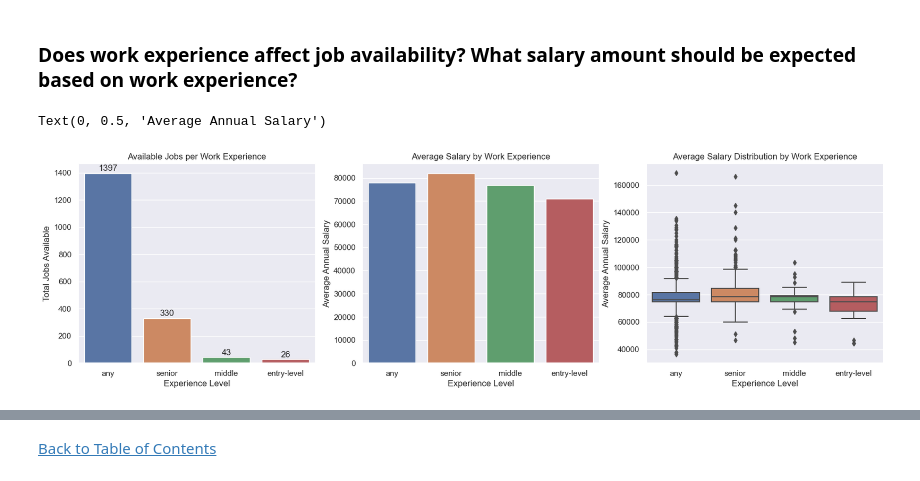
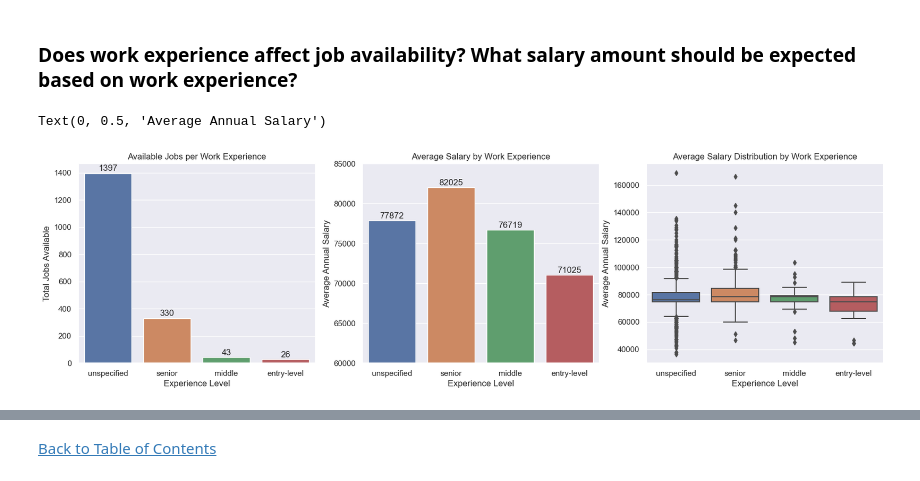
Before and after one commit to jasondo-da/Canadian_Data_Science_Jobs_Analysis, a Jupyter notebook: da_job_posts_canada_analysis.ipynb, the cells around one changed output, grey strips where cells are left out. Cells and saved outputs as stored; diff of their text form; code cells hidden in the pictures.

```diff
--- a/da_job_posts_canada_analysis.ipynb
+++ b/da_job_posts_canada_analysis.ipynb
@@ -235,7 +258,7 @@ def exp_level(value):
         return 'entry-level'
 
     else:
-        return 'any'
+        return 'unspecified'
 
 df['experience_level'] = df['job_title'].apply(exp_level)
 df['experience_level'].unique()
@@ -1277,13 +1306,16 @@ plt.tick_params(axis='y',
 # %% [markdown]
 ### Does work experience affect job availability? What salary amount should be expected based on work experience?
 # %%
+# Setting figure size
 plt.figure(figsize=[20, 5])
 
+# Plotting total number of jobs available for each experience level
 plt.subplot(1, 3, 1)
 exp_count = sns.countplot(data=df,
                           x='experience_level',
                           order = df['experience_level'].value_counts().index)
 
+# Adding total values on plot for user visual aide
 for total in exp_count.patches:
     y_value = total.get_height()
     x_value = total.get_x() + total.get_width() / 2
@@ -1293,35 +1325,45 @@ for total in exp_count.patches:
                        xytext=(0, 1),
                        textcoords='offset points',
                        ha='center',
                        va='bottom')
-
 plt.title('Available Jobs per Work Experience')
 plt.xlabel('Experience Level')
 plt.ylabel('Total Jobs Available')
 
-
-
+# Plotting average salary for each experience level
 plt.subplot(1, 3, 2)
 exp_avg_salary = sns.barplot(data=df,
                              x='experience_level',
                              y='avg_salary',
                              order = df['experience_level'].value_counts().index,
                              errorbar=None)
 plt.title('Average Salary by Work Experience')
 plt.xlabel('Experience Level')
 plt.ylabel('Average Annual Salary')
 
+# Adding total values on plot for user visual aide
+for total in exp_avg_salary.patches:
+    y_value = total.get_height()
+    x_value = total.get_x() + total.get_width() / 2
+    label = '{:.0f}'.format(y_value)
+    exp_avg_salary.annotate(label,
+                       (x_value, y_value),
+                       xytext=(0, 1),
+                       textcoords='offset points',
+                       ha='center',
+                       va='bottom')
+plt.ylim([60000, 85000])
 
-
+# Box plot to show the distribution of salary values for each experience level
 plt.subplot(1, 3, 3)
 exp_box = sns.boxplot(data=df,
                       x='experience_level',
                       y='avg_salary',
                       order = df['experience_level'].value_counts().index)
 
 plt.title('Average Salary Distribution by Work Experience')
 plt.xlabel('Experience Level')
 plt.ylabel('Average Annual Salary')
 # %% [output]
 Text(0, 0.5, 'Average Annual Salary')
-[figure, old version]
+[figure, new version]
```
Also changed, not shown: parts of 27 cells of this notebook.
